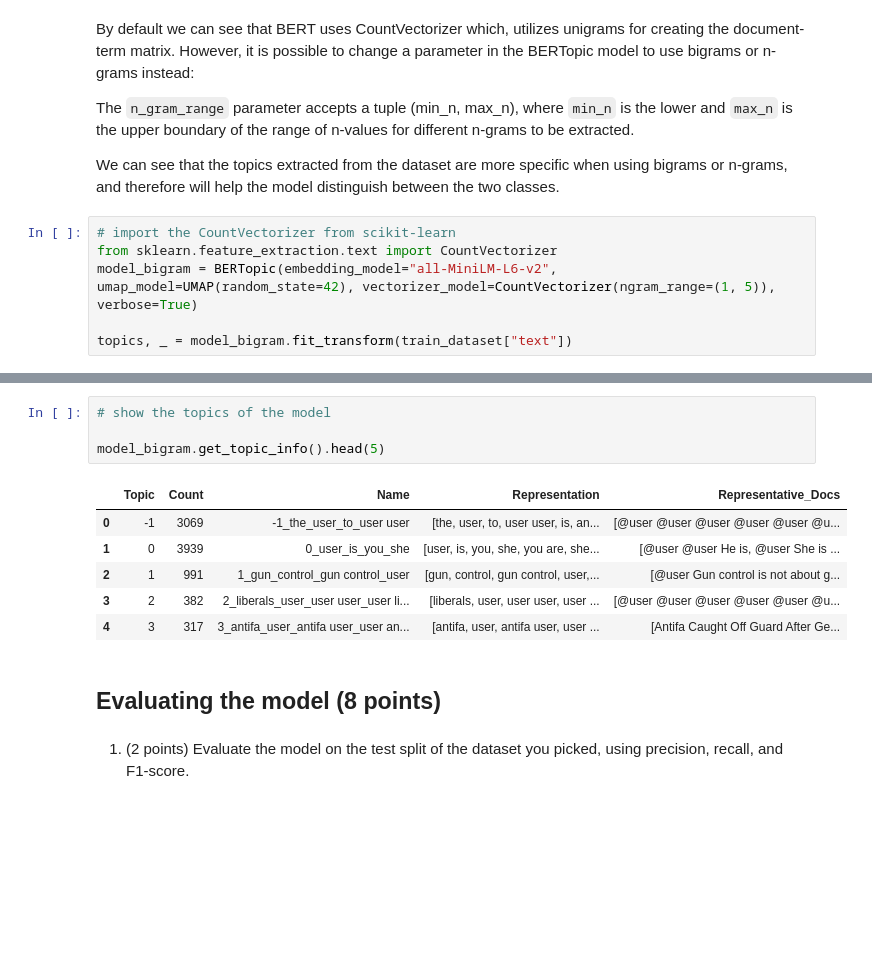
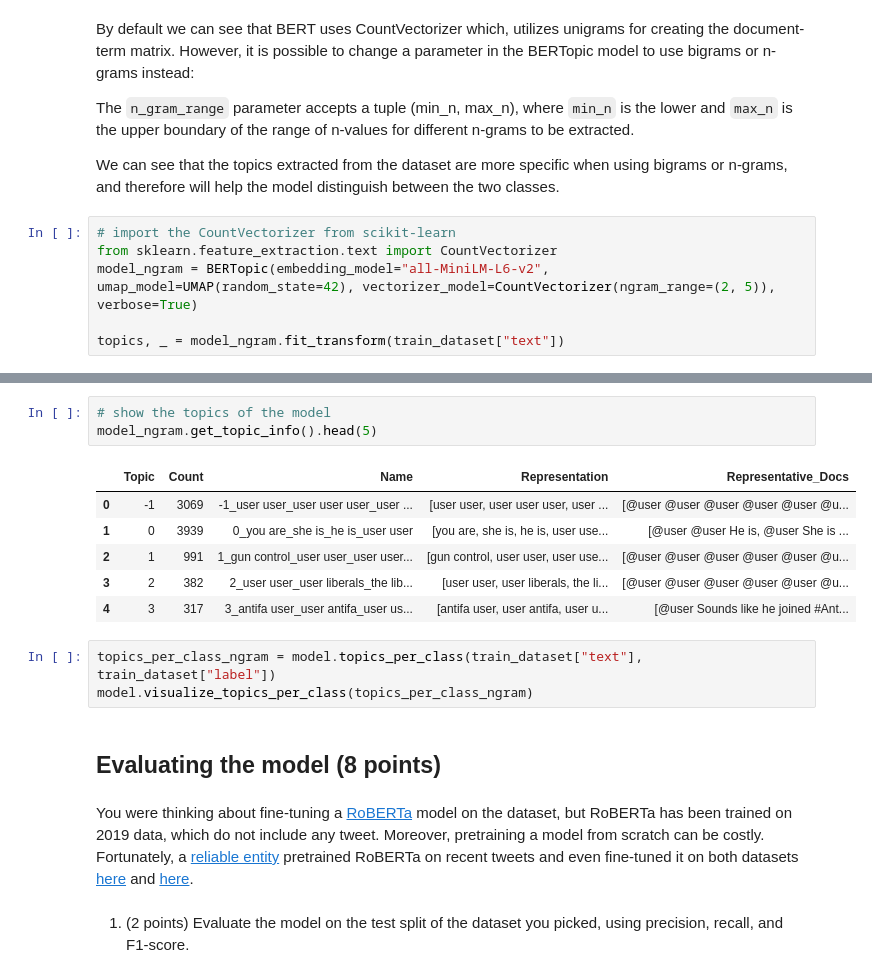
Before and after one commit to Bast-94/NLP-2023, a Jupyter notebook: Deep/lab04/notebook.ipynb, the cells around one changed output, grey strips where cells are left out. Drawn from its saved outputs; the diff is of its cells as text; blank space fills up the shorter version.

```diff
--- a/Deep/lab04/notebook.ipynb
+++ b/Deep/lab04/notebook.ipynb
@@ -127,7 +132,7 @@ We can see that the topics extracted from the dataset are more specific when usi
 # %%
 # import the CountVectorizer from scikit-learn
 from sklearn.feature_extraction.text import CountVectorizer
-model_bigram = BERTopic(embedding_model="all-MiniLM-L6-v2", umap_model=UMAP(random_state=42), vectorizer_model=CountVectorizer(ngram_range=(1, 5)), verbose=True)
+model_ngram = BERTopic(embedding_model="all-MiniLM-L6-v2", umap_model=UMAP(random_state=42), vectorizer_model=CountVectorizer(ngram_range=(2, 5)), verbose=True)
 
-topics, _ = model_bigram.fit_transform(train_dataset["text"])
+topics, _ = model_ngram.fit_transform(train_dataset["text"])
 # %% [output]
@@ -137,16 +142,20 @@ topics, _ = model_bigram.fit_transform(train_dataset["text"])
 # %%
 # show the topics of the model
-
-model_bigram.get_topic_info().head(5)
+model_ngram.get_topic_info().head(5)
 # %% [output]
 |  | Topic | Count | Name | Representation | Representative_Docs |
-| 0 | -1 | 3069 | -1_the_user_to_user user | [the, user, to, user user, is, an... | [@user @user @user @user @user @u... |
-| 1 | 0 | 3939 | 0_user_is_you_she | [user, is, you, she, you are, she... | [@user @user He is, @user She is ... |
-| 2 | 1 | 991 | 1_gun_control_gun control_user | [gun, control, gun control, user,... | [@user Gun control is not about g... |
-| 3 | 2 | 382 | 2_liberals_user_user user_user li... | [liberals, user, user user, user ... | [@user @user @user @user @user @u... |
-| 4 | 3 | 317 | 3_antifa_user_antifa user_user an... | [antifa, user, antifa user, user ... | [Antifa Caught Off Guard After Ge... |
+| 0 | -1 | 3069 | -1_user user_user user user_user ... | [user user, user user user, user ... | [@user @user @user @user @user @u... |
+| 1 | 0 | 3939 | 0_you are_she is_he is_user user | [you are, she is, he is, user use... | [@user @user He is, @user She is ... |
+| 2 | 1 | 991 | 1_gun control_user user_user user... | [gun control, user user, user use... | [@user @user @user @user @user @u... |
+| 3 | 2 | 382 | 2_user user_user liberals_the lib... | [user user, user liberals, the li... | [@user @user @user @user @user @u... |
+| 4 | 3 | 317 | 3_antifa user_user antifa_user us... | [antifa user, user antifa, user u... | [@user Sounds like he joined #Ant... |
+# %%
+topics_per_class_ngram = model.topics_per_class(train_dataset["text"], train_dataset["label"])
+model.visualize_topics_per_class(topics_per_class_ngram)
 # %% [markdown]
 ## Evaluating the model (8 points)
+# %% [markdown]
+You were thinking about fine-tuning a [RoBERTa](https://arxiv.org/abs/1907.11692) model on the dataset, but RoBERTa has been trained on 2019 data, which do not include any tweet. Moreover, pretraining a model from scratch can be costly. Fortunately, a [reliable entity](https://github.com/cardiffnlp) pretrained RoBERTa on recent tweets and even fine-tuned it on both datasets [here](https://huggingface.co/cardiffnlp/twitter-roberta-base-offensive?text=I+like+you.+I+love+you) and [here](https://huggingface.co/cardiffnlp/twitter-roberta-base-hate?text=I+like+you.+I+love+you).
 # %% [markdown]
 
 
```
Also changed, not shown: parts of 12 cells of this notebook.
